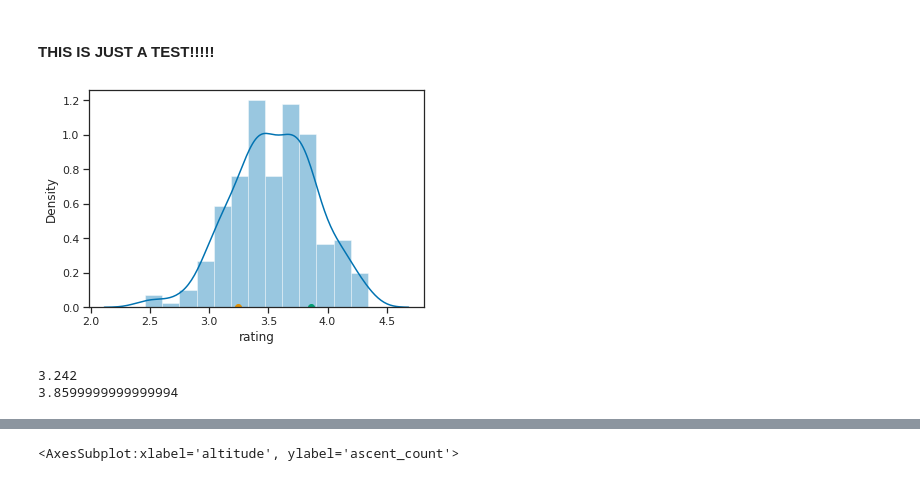
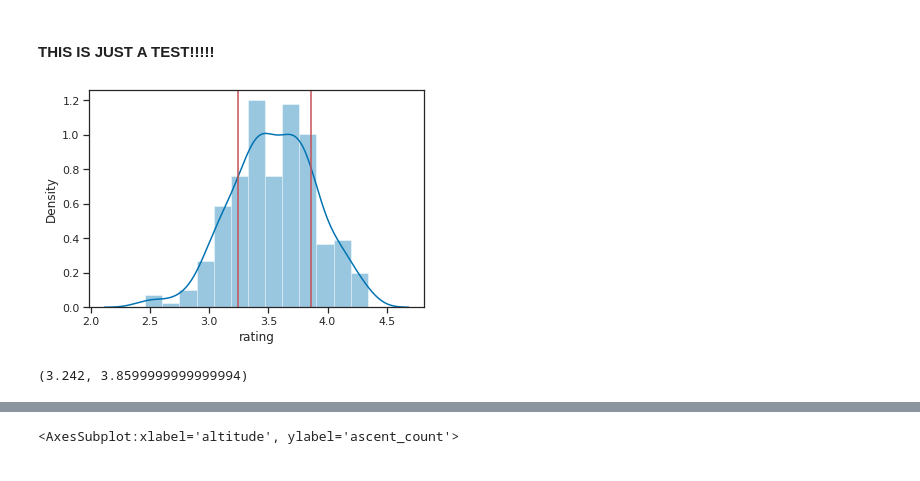
Before and after one commit to filipbalucha/FDS_final_project, a Jupyter notebook: data_analysis.ipynb, the cells around one changed output, grey strips where cells are left out. Saved outputs shown, nothing was run; the diff lists cells and outputs as text; code cells hidden in the pictures.

```diff
--- a/data_analysis.ipynb
+++ b/data_analysis.ipynb
@@ -587,15 +667,13 @@ Errors are approximately normally distributed this is nice to see, since this is
 # %%
 # Create rating categories
 sns.distplot(munro['rating'])
 lower = munro['rating'].quantile(0.2)
 higher = munro['rating'].quantile(0.8)
-plt.plot(lower, 0, marker='o')
-plt.plot(higher, 0, marker='o')
+plt.axvline(lower, 0, color='r')
+plt.axvline(higher, 0, color='r')
 plt.show()
 
-print(lower)
-print(higher)
+lower, higher
 # %% [output]
-[figure, old version]
+[figure, new version]
-3.242
-3.8599999999999994
+(3.242, 3.8599999999999994)
```
Also changed, not shown: parts of 38 cells of this notebook, 3 other files.
